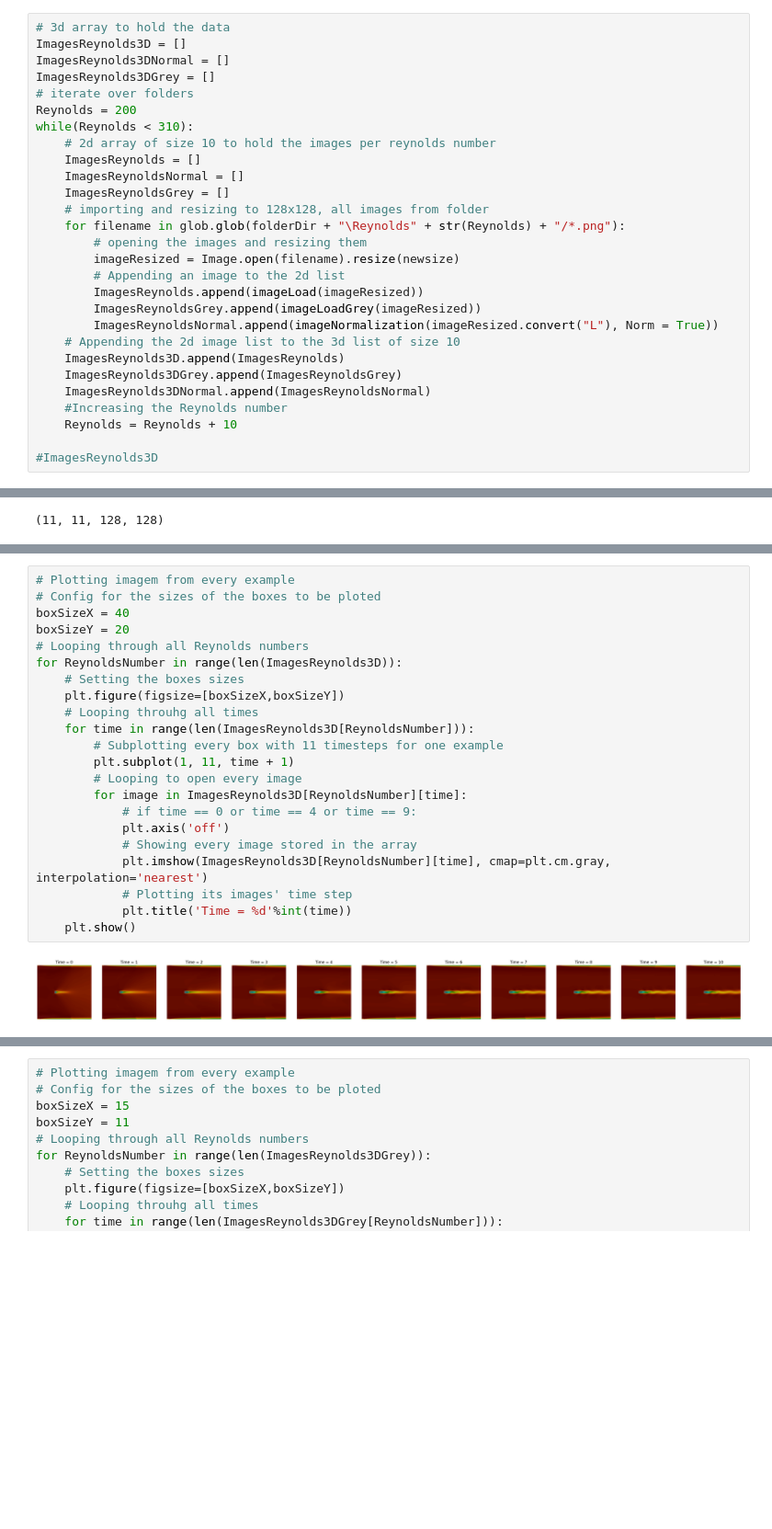
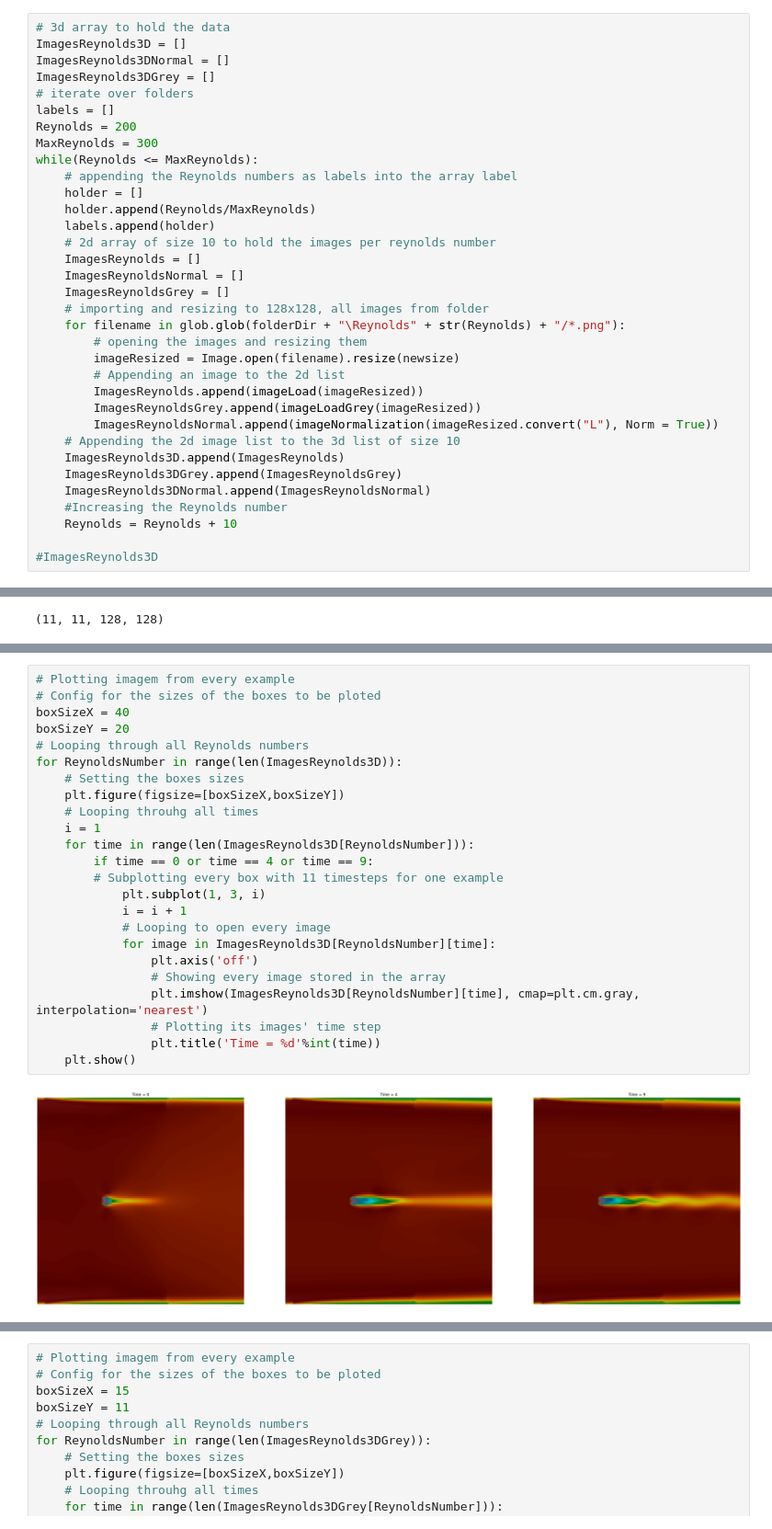
Before and after one commit to BurgaoTheChamp/ML_CFD, a Jupyter notebook: ML-CFD.ipynb, the cells around one changed output, grey strips where cells are left out. Shown at 92% size. Saved outputs shown, nothing was run; the diff lists cells and outputs as text; blank space fills up the shorter version.

```diff
--- a/ML-CFD.ipynb
+++ b/ML-CFD.ipynb
@@ -105,8 +117,14 @@ ImagesReynolds3D = []
 ImagesReynolds3DNormal = []
 ImagesReynolds3DGrey = []
 # iterate over folders
+labels = []
 Reynolds = 200
-while(Reynolds < 310):
+MaxReynolds = 300
+while(Reynolds <= MaxReynolds):
+    # appending the Reynolds numbers as labels into the array label
+    holder = []
+    holder.append(Reynolds/MaxReynolds)
+    labels.append(holder)
     # 2d array of size 10 to hold the images per reynolds number
     ImagesReynolds = []
     ImagesReynoldsNormal = []
@@ -149,24 +202,26 @@ ImagesReynolds3DGrey.shape
 # %%
 # Plotting imagem from every example
 # Config for the sizes of the boxes to be ploted
 boxSizeX = 40
 boxSizeY = 20
 # Looping through all Reynolds numbers
 for ReynoldsNumber in range(len(ImagesReynolds3D)):
     # Setting the boxes sizes
     plt.figure(figsize=[boxSizeX,boxSizeY])
     # Looping throuhg all times
+    i = 1
     for time in range(len(ImagesReynolds3D[ReynoldsNumber])):
+        if time == 0 or time == 4 or time == 9:
         # Subplotting every box with 11 timesteps for one example
-        plt.subplot(1, 11, time + 1)
-        # Looping to open every image
-        for image in ImagesReynolds3D[ReynoldsNumber][time]:
-            # if time == 0 or time == 4 or time == 9:
-            plt.axis('off')
-            # Showing every image stored in the array
-            plt.imshow(ImagesReynolds3D[ReynoldsNumber][time], cmap=plt.cm.gray, interpolation='nearest')
-            # Plotting its images' time step
-            plt.title('Time = %d'%int(time))
+            plt.subplot(1, 3, i)
+            i = i + 1
+            # Looping to open every image
+            for image in ImagesReynolds3D[ReynoldsNumber][time]:
+                plt.axis('off')
+                # Showing every image stored in the array
+                plt.imshow(ImagesReynolds3D[ReynoldsNumber][time], cmap=plt.cm.gray, interpolation='nearest')
+                # Plotting its images' time step
+                plt.title('Time = %d'%int(time))
     plt.show()
 # %% [output]
-[figure, old version]
+[figure, new version]
```
Also changed, not shown: parts of 9 cells of this notebook, 1 other file.
